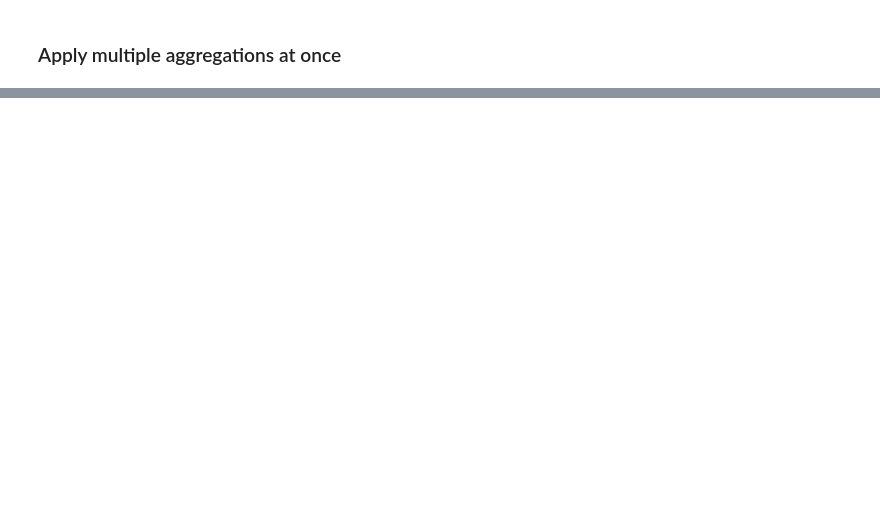
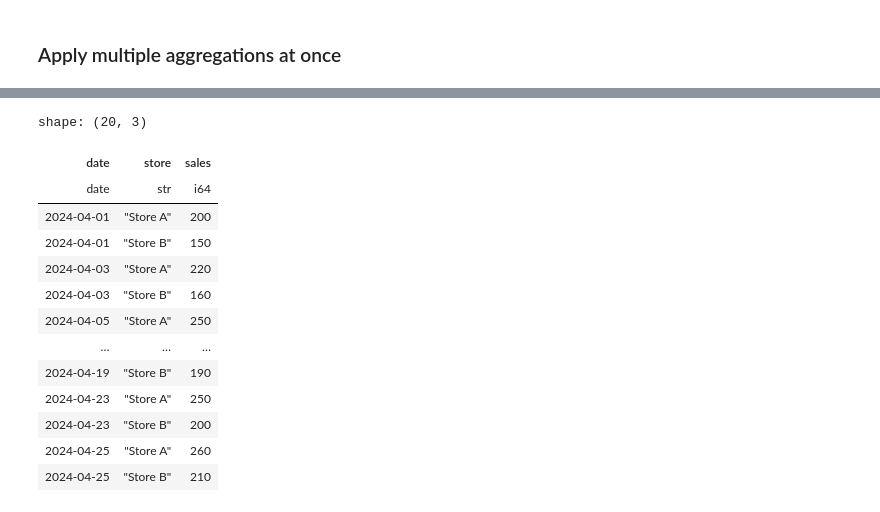
Before and after one commit to Sechi42/Polars, a Jupyter notebook: Chapter_13/Notebook_13.ipynb, the cells around one changed output, grey strips where cells are left out. Drawn from its saved outputs; the diff is of its cells as text; code cells hidden in the pictures; blank space fills up the shorter version.

```diff
--- a/Chapter_13/Notebook_13.ipynb
+++ b/Chapter_13/Notebook_13.ipynb
@@ -357,0 +599,45 @@ shape: (6, 5)
+# %%
+# Genera un rango de fechas cada 2 días entre el 1 y el 26 de abril de 2024
+dates = pl.date_range(
+    start=pl.date(2024, 4, 1),
+    end=pl.date(2024, 4, 26),
+    interval="2d",
+    eager=True,
+)
+# Filtra solo días de lunes a sábado (excluye domingos)
+dates = dates.filter(dates.dt.weekday() < 6)
+
+# Duplica las fechas para simular dos tiendas y las ordena
+dates_repeated = pl.concat([dates, dates]).sort()
+
+# Crea un DataFrame pequeño de ventas por tienda y fecha
+small_sales_df = (
+    pl.DataFrame(
+        {
+            "date": dates_repeated,
+            "store": ["Store A", "Store B"] * dates.len(),  # Alterna tiendas
+            "sales": [
+                200, 150, 220, 160, 250, 180, 270, 190, 280, 210,
+                210, 170, 220, 180, 240, 190, 250, 200, 260, 210,
+            ],
+        }
+    )
+    .set_sorted("date")   # Informa a Polars que la columna 'date' está ordenada
+    .set_sorted("store")  # Informa a Polars que la columna 'store' está ordenada
+)
+small_sales_df
+# %% [output]
+shape: (20, 3)
+| date | store | sales |
+| date | str | i64 |
+| 2024-04-01 | "Store A" | 200 |
+| 2024-04-01 | "Store B" | 150 |
+| 2024-04-03 | "Store A" | 220 |
+| 2024-04-03 | "Store B" | 160 |
+| 2024-04-05 | "Store A" | 250 |
+| … | … | … |
+| 2024-04-19 | "Store B" | 190 |
+| 2024-04-23 | "Store A" | 250 |
+| 2024-04-23 | "Store B" | 200 |
+| 2024-04-25 | "Store A" | 260 |
+| 2024-04-25 | "Store B" | 210 |
```
Also changed, not shown: parts of 21 cells of this notebook, 1 other file.
